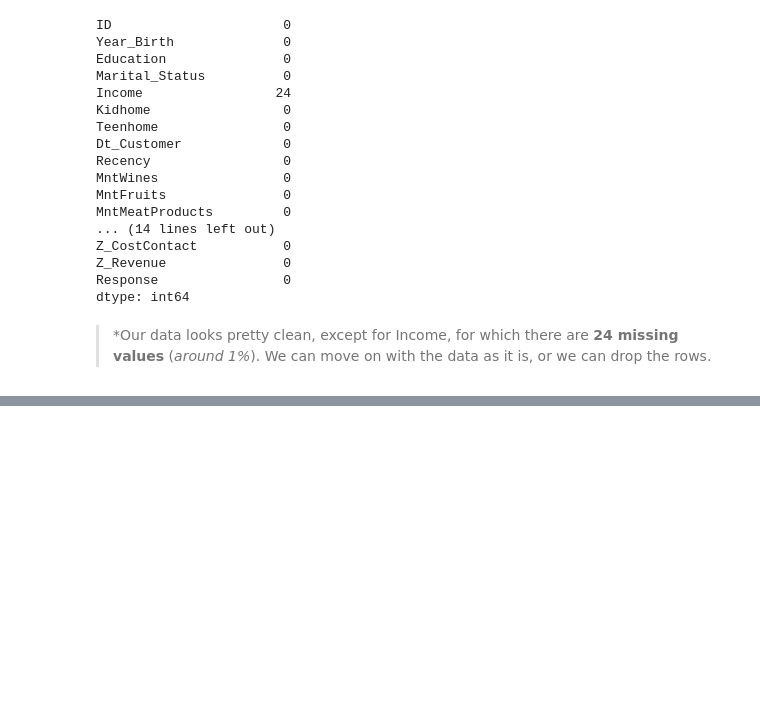
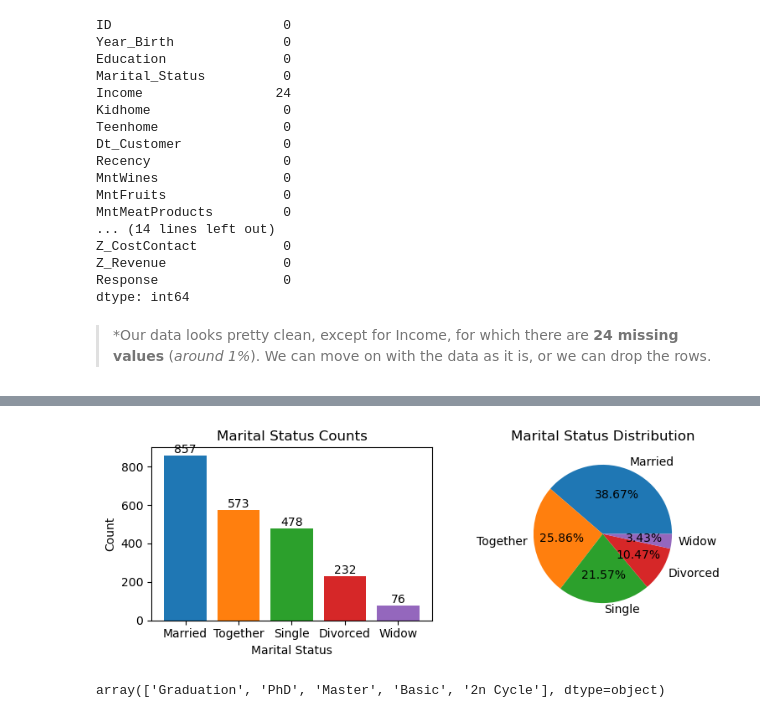
Before and after one commit to Kiran0R0Patil/exploratory-data-analysis-1, a Jupyter notebook: marketing_campaign_analysis.ipynb, the cells around one changed output, grey strips where cells are left out. Saved outputs shown, nothing was run; the diff lists cells and outputs as text; code cells hidden in the pictures; blank space fills up the shorter version.

```diff
--- a/marketing_campaign_analysis.ipynb
+++ b/marketing_campaign_analysis.ipynb
@@ -250,0 +272,34 @@ plt.show()
+# %%
+# Get the value counts for 'Marital_Status'
+marital_counts = data['Marital_Status'].value_counts()
+
+# Create a figure with two subplots
+fig, axes = plt.subplots(nrows=1, ncols=2, figsize=(8, 3))
+
+# Plot the bar plot on the first subplot
+bars = axes[0].bar(marital_counts.index, marital_counts.values, color=color_palette)
+axes[0].set_xlabel('Marital Status')
+axes[0].set_ylabel('Count')
+axes[0].set_title('Marital Status Counts')
+
+# Add values on top of the bars
+for bar in bars:
+    height = bar.get_height()
+    axes[0].text(bar.get_x() + bar.get_width() / 2, height, height, ha='center', va='bottom')
+
+# Plot the pie plot on the second subplot
+axes[1].pie(marital_counts, labels=marital_counts.index, autopct='%.2f%%', colors=color_palette)
+axes[1].set_title('Marital Status Distribution')
+
+# Adjust spacing between subplots
+fig.tight_layout()
+
+# Display the plot
+plt.show()
+# %% [output]
+[figure, added]
+# %%
+# education
+data['Education'].unique() # to check unique values
+# %% [output]
+array(['Graduation', 'PhD', 'Master', 'Basic', '2n Cycle'], dtype=object)
```
Also changed, not shown: parts of 33 cells of this notebook.
